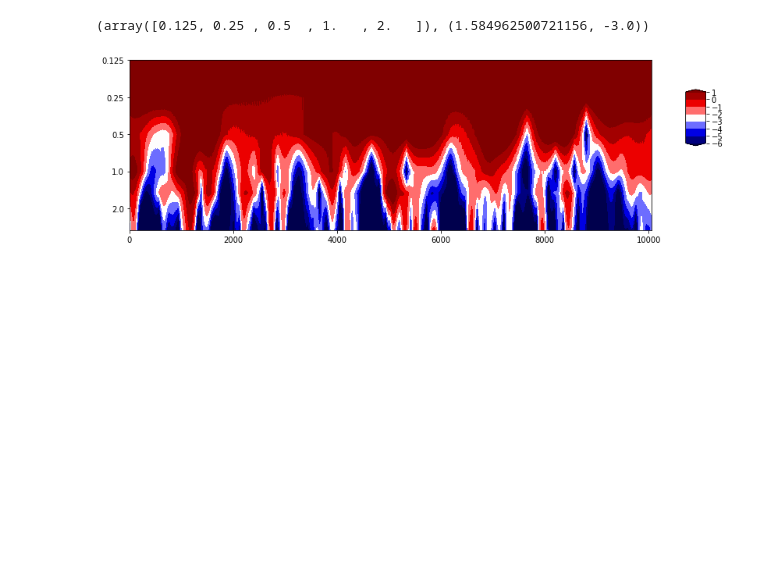
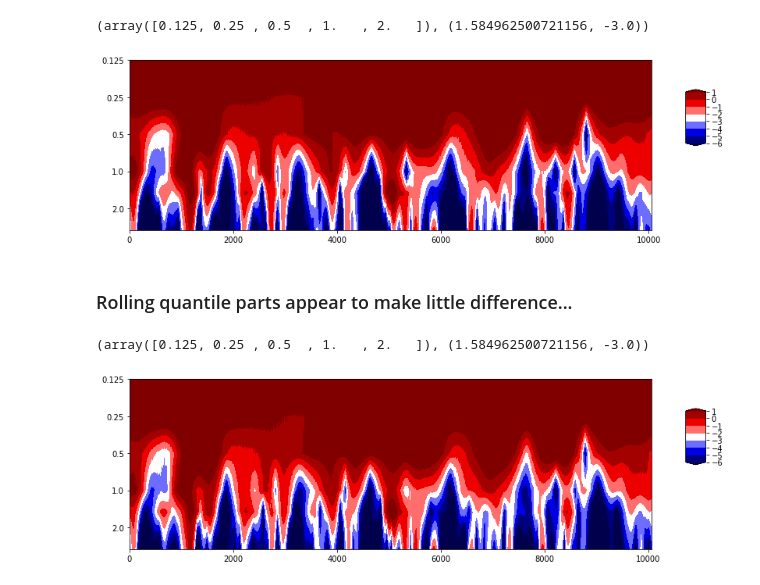
Before and after one commit to azuredominique/Wavelets_Oura_iButtons, a Jupyter notebook: 1-wavelet-huzzah.ipynb, the cells around one changed output. Drawn from its saved outputs; the diff is of its cells as text; code cells hidden in the pictures; blank space fills up the shorter version.

```diff
--- a/1-wavelet-huzzah.ipynb
+++ b/1-wavelet-huzzah.ipynb
@@ -178,3 +178,17 @@ plot_wavelet(ax, 1/60, s, scales, waveletname = 'cmor1.5-3.0',
 # %% [output]
 (array([0.125, 0.25 , 0.5  , 1.   , 2.   ]), (1.584962500721156, -3.0))
 [figure]
+# %% [markdown]
+### Rolling quantile parts appear to make little difference...
+# %%
+s_norm = signal+'_z'
+s = df[s_norm].iloc[1440*60:1440*67].dropna()
+
+scales = [60, 120, 180, 360, 720, 1440]
+
+fig, ax = plt.subplots(figsize=(12,4))
+plot_wavelet(ax, 1/60, s, scales, waveletname = 'cmor1.5-3.0',
+                 cmap =plt.cm.seismic, title = '', ylabel = '', xlabel = '')
+# %% [output]
+(array([0.125, 0.25 , 0.5  , 1.   , 2.   ]), (1.584962500721156, -3.0))
+[figure, added]
```
